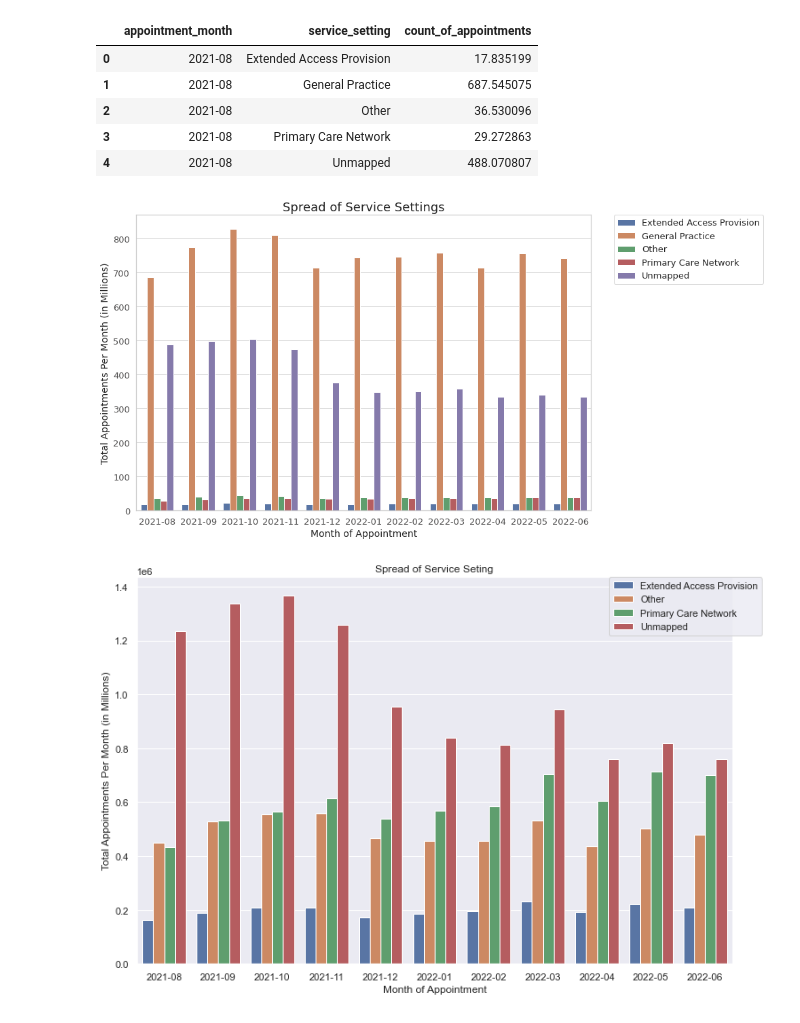
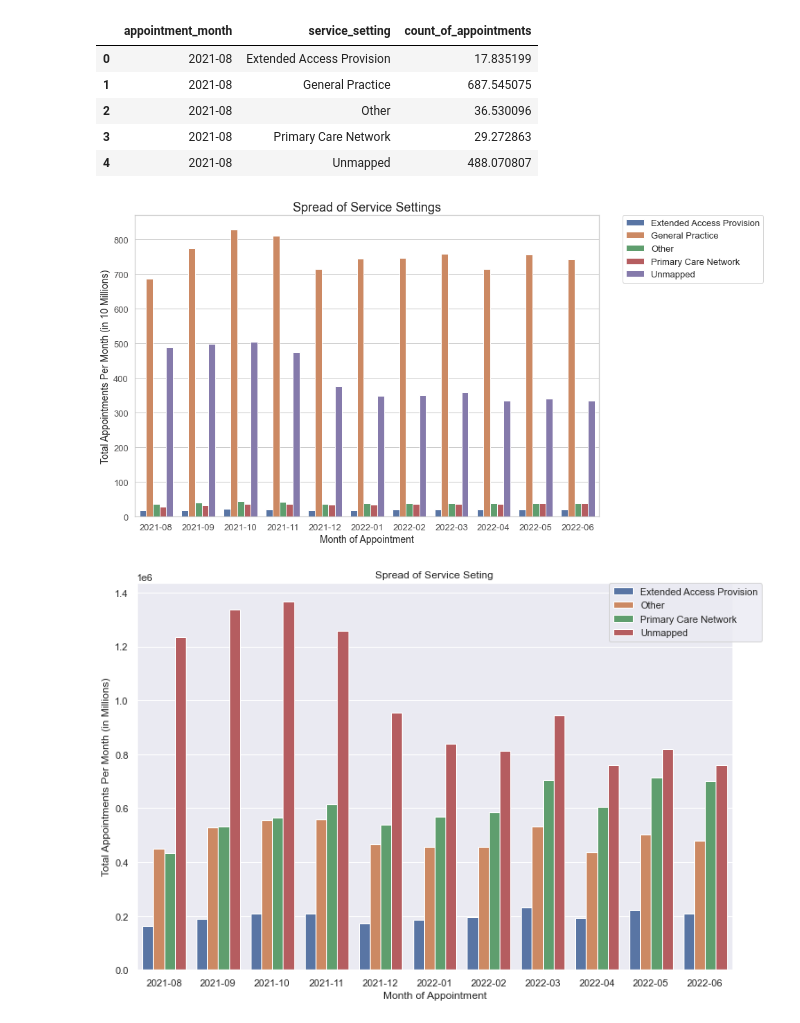
Before and after one commit to mikebenas/LSE_DA_NHS_analysis, a Jupyter notebook: Benas_Mike_DA201_Assignment_Notebook.ipynb, the cells around one changed output. Cells and saved outputs as stored; diff of their text form; code cells hidden in the pictures.

```diff
--- a/Benas_Mike_DA201_Assignment_Notebook.ipynb
+++ b/Benas_Mike_DA201_Assignment_Notebook.ipynb
@@ -1520,16 +1520,16 @@ nc_df_ser2.head()
 # %%
 #Create a boxplot to investigate spread of service settings
 fig, ax = plt.subplots()
 fig.set_size_inches(12, 8)
 plt.title("Spread of Service Settings")
 sns.barplot(x='appointment_month', y='count_of_appointments', hue='service_setting',
  data=nc_df_ser2)
 plt.xlabel('Month of Appointment')
-plt.ylabel('Total Appointments Per Month (in Millions)')
+plt.ylabel('Total Appointments Per Month (in 10 Millions)')
 plt.legend(bbox_to_anchor=(1.05, 1), loc='best', borderaxespad=0)
 plt.show;
 # %% [output]
-[figure, old version]
+[figure, new version]
 # %%
 # Create a boxplot to investigate the service settings without GP.
 fig, ax = plt.subplots()
```
Also changed, not shown: parts of 5 cells of this notebook.
